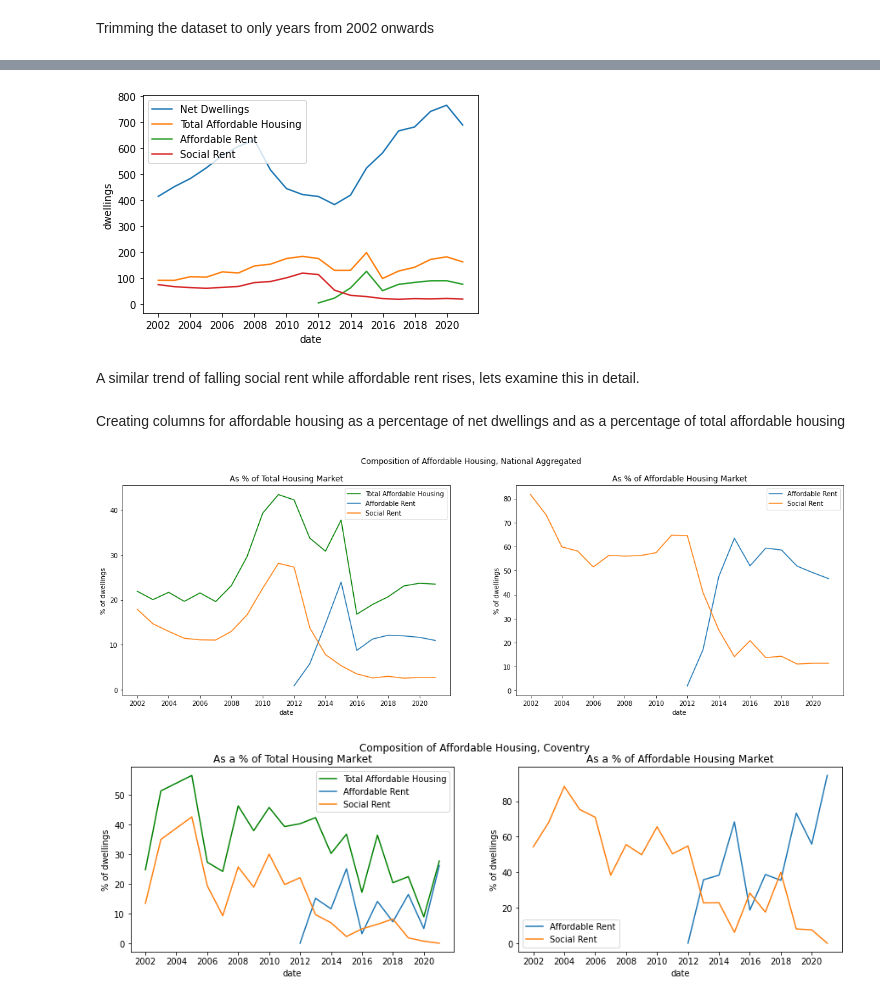
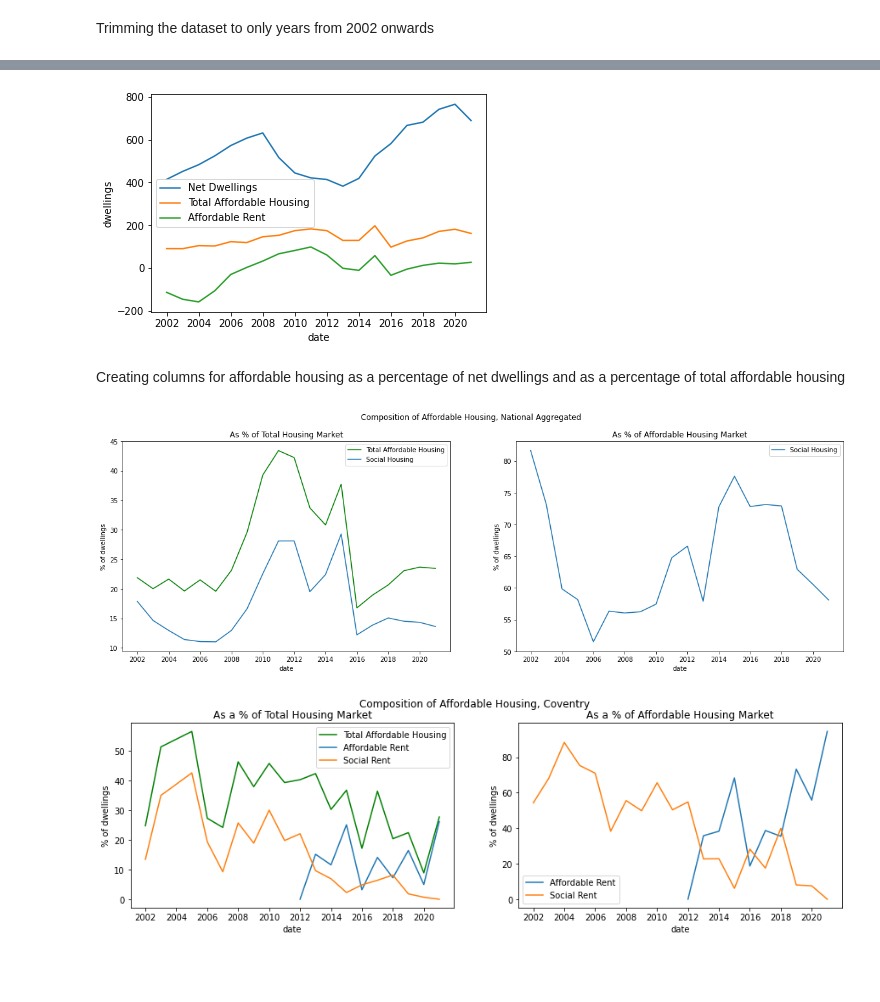
Before and after one commit to potato-bit/RA, a Jupyter notebook: cleaned datasets/analysis_h6.ipynb, the cells around one changed output, grey strips where cells are left out. Cells and saved outputs as stored; diff of their text form; code cells hidden in the pictures; blank space fills up the shorter version.

```diff
--- a/cleaned datasets/analysis_h6.ipynb
+++ b/cleaned datasets/analysis_h6.ipynb
@@ -87,9 +93,9 @@ df_SR = pd.read_excel('Socially Rented Dwellings by LA, 1992-2021.xlsx')
 df_AR = pd.read_excel('Affordable Rent Dwellings by LA, 2011-2021.xlsx')        # affordable rent
 df_AH = pd.read_excel('Affordable Home Ownership by LA, 1991-2021.xlsx')        # affordable home ownership
 df_IR = pd.read_excel('Intermediate Rent Dwellings by LA, 2003-2021.xlsx')      # intermediate rent
-df_TAR = pd.read_excel('Total Affordable Rent Dwellings by LA, 1992-2021.xlsx') # total affordable rent
+df_TAD = pd.read_excel('Total Affordable Dwellings by LA, 1992-2021.xlsx') # total affordable rent
 df_hl = pd.read_excel('Homelessness 2004-2018 by LA.xlsx')                      # homelessness count
 df_TD = pd.read_excel('New Dwellings by LA 1980-2021.xlsx',na_values=['..'])    # total new dwellings
 df_NP = pd.read_excel('Number of Properties by Tax Band by LA, 1993-2021.xlsx') # number of properties by tax band
-df_SD = pd.read_excel('Social Housing Deductions.xlsx')
+df_SD = pd.read_excel('Social Housing Deductions.xlsx')                         # deductions from social housing
 # %%
@@ -163,5 +191,5 @@ Collating datasets into single dataframe for national aggregates
 # %%
-df = df_TAR.groupby('year').mean().rename(columns={'new_dwellings':'TAR'})
+df = df_TAD.groupby('year').mean().rename(columns={'new_dwellings':'TAD'})
 df = pd.merge(df, df_netD.groupby('year').mean().rename(columns={'net dwellings':'netD'}),how='left',left_index=True,right_index=True)
 df = pd.merge(df, df_SR.groupby('year').mean().rename(columns={'new_dwellings':'SR'}),how='left',left_index=True,right_index=True)
 df = pd.merge(df, df_AR.groupby('year').mean().rename(columns={'DC':'AR'}),how='left',left_index=True,right_index=True)
@@ -181,5 +209,3 @@ df.head()
-# %%
-df['netS'] = df['SR'] - df['total']
 # %%
 df.reset_index(inplace=True)
 df['date'] = pd.to_datetime(df['year'].astype(str), format='%Y')
@@ -205,3 +231,7 @@ df
+# %%
+df['AR'].replace(np.nan,0,inplace=True)
+df['SH'] = df['SR'] + df['AR']
+df['netS'] = df['SH'] - df['total']
 # %% [markdown]
 ### Analysis
 # %% [markdown]
@@ -450,16 +474,13 @@ df_t = df[df.loc[:,'year']>2001].copy()
 # %%
 fig, ax = plt.subplots()
 ax0 = sns.lineplot(x='date',y='netD',data=df_t)
-ax1 = sns.lineplot(x='date',y='TAR',data=df_t)
-ax2 = sns.lineplot(x='date',y='AR',data=df_t)
-ax3 = sns.lineplot(x='date',y='SR',data=df_t)
+ax1 = sns.lineplot(x='date',y='TAD',data=df_t)
+ax2 = sns.lineplot(x='date',y='netS',data=df_t)
 plt.legend(['Net Dwellings', 'Total Affordable Housing','Affordable Rent','Social Rent'])
 plt.ylabel('dwellings')
 fig.set_facecolor('white')
 # %% [output]
-[figure, old version]
+[figure, new version]
-# %% [markdown]
-A similar trend of falling social rent while affordable rent rises, lets examine this in detail.
 # %% [markdown]
 Creating columns for affordable housing as a percentage of net dwellings and as a percentage of total affordable housing
 # %%
@@ -472,20 +491,18 @@ df_t['AR/TAR'] = df_t['AR']/df_t['TAR']*100
 # %%
 fig2, axs = plt.subplots(1,2,figsize=(20,6))
-ax1 = sns.lineplot(x='date',y='TAR_p',data=df_t,ax=axs[0],color='green')
-ax2 = sns.lineplot(x='date',y='AR_p',data=df_t,ax=axs[0])
-ax3 = sns.lineplot(x='date',y='SR_p',data=df_t,ax=axs[0])
-ax4 = sns.lineplot(x='date',y='AR/TAR',data=df_t,ax=axs[1])
-ax5 = sns.lineplot(x='date',y='SR/TAR',data=df_t,ax=axs[1])
-axs[0].legend(['Total Affordable Housing','Affordable Rent','Social Rent'])
+ax1 = sns.lineplot(x='date',y='TAD_p',data=df_t,ax=axs[0],color='green')
+ax2 = sns.lineplot(x='date',y='SH_p',data=df_t,ax=axs[0])
+ax5 = sns.lineplot(x='date',y='SH/TAD',data=df_t,ax=axs[1])
+axs[0].legend(['Total Affordable Housing','Social Housing'])
 axs[0].set_ylabel('% of dwellings')
 axs[0].set_title('As % of Total Housing Market')
-axs[1].legend(['Affordable Rent','Social Rent'])
+axs[1].legend(['Social Housing'])
 axs[1].set_ylabel('% of dwellings')
 axs[1].set_title('As % of Affordable Housing Market')
 fig2.suptitle('Composition of Affordable Housing, National Aggregated')
 fig2.set_facecolor('white')
 # %% [output]
-[figure, old version]
+[figure, new version]
 # %%
 fig1
 # %% [output]
```
Also changed, not shown: parts of 43 cells of this notebook, 4 other files.
